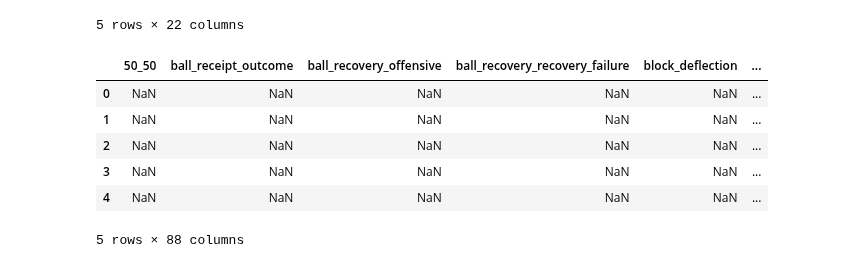
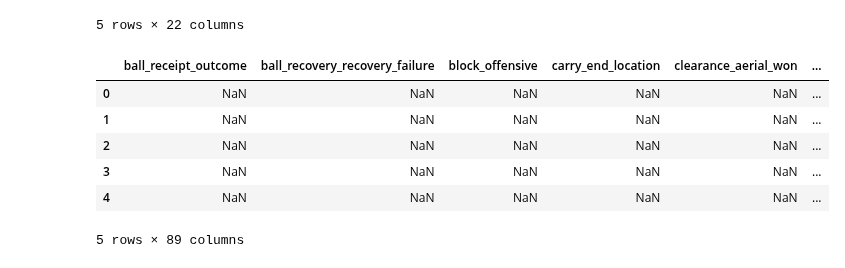
Before and after one commit to Jaime-Linares/DataAnalysis-FootySage, a Jupyter notebook: feature_selection.ipynb, the cells around one changed output. Drawn from its saved outputs; the diff is of its cells as text; code cells hidden in the pictures.

```diff
--- a/feature_selection.ipynb
+++ b/feature_selection.ipynb
@@ -98,16 +98,16 @@ matches_sorted_by_week_df.head()
 5 rows × 22 columns
 # %%
 from statsbombpy import sb
-events_df = sb.events(match_id=3754097)
+events_df = sb.events(match_id=3825565)
 events_df.head()
 # %% [output]
-|  | 50_50 | ball_receipt_outcome | ball_recovery_offensive | ball_recovery_recovery_failure | block_deflection | ... |
+|  | ball_receipt_outcome | ball_recovery_recovery_failure | block_offensive | carry_end_location | clearance_aerial_won | ... |
 | 0 | NaN | NaN | NaN | NaN | NaN | ... |
 | 1 | NaN | NaN | NaN | NaN | NaN | ... |
 | 2 | NaN | NaN | NaN | NaN | NaN | ... |
 | 3 | NaN | NaN | NaN | NaN | NaN | ... |
 | 4 | NaN | NaN | NaN | NaN | NaN | ... |
-5 rows × 88 columns
+5 rows × 89 columns
 # %%
 ordenado = events_df.sort_values(by='timestamp', ascending=False)
 ordenado
```
Also changed, not shown: parts of 5 cells of this notebook, 2 other files.
